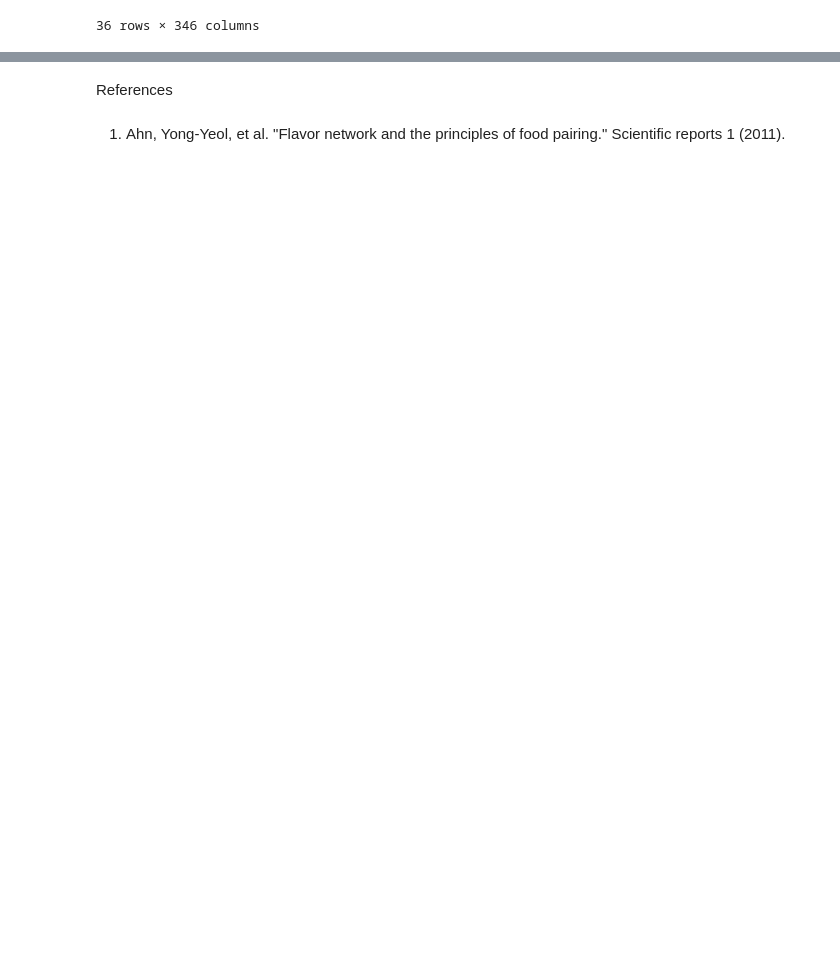
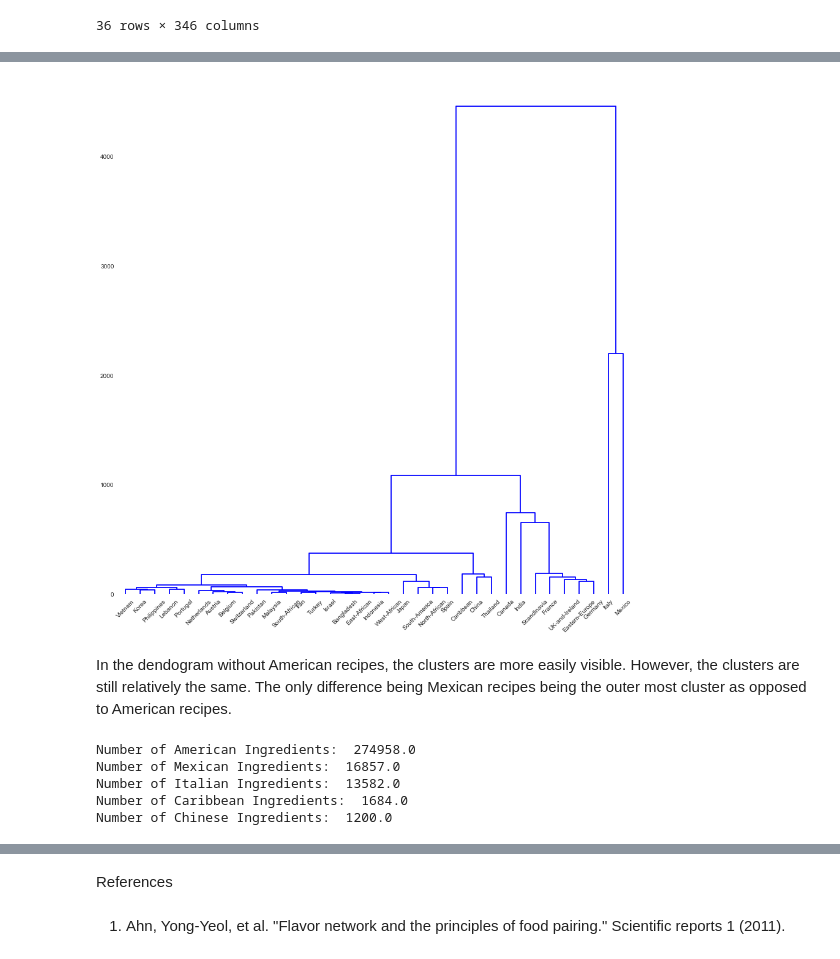
Before and after one commit to ggodinez/spring-2015-homeworks, a Jupyter notebook: submissions/Homework-4/4.Food-recipes.ipynb, the cells around one changed output, grey strips where cells are left out. Cells and saved outputs as stored; diff of their text form; code cells hidden in the pictures; blank space fills up the shorter version.

```diff
--- a/submissions/Homework-4/4.Food-recipes.ipynb
+++ b/submissions/Homework-4/4.Food-recipes.ipynb
@@ -100,0 +118,34 @@ fig.show()
+# %%
+#Drops American recipes from the data frame
+drop_american = ingredients_df.drop('American')
+
+#Calculates the distance matrix
+distanceMatrix1 = pdist(drop_american,'euclidean')
+
+#Calculates Z, I decided to use "ward" to calculate distances since
+# its less susceptible to noise outliers
+Z1 = hr.linkage(drop_american, method='ward', metric='euclidean')
+
+fig1 = plt.figure(figsize=(15,15))
+T1 = hr.dendrogram(Z1,color_threshold=0.5, leaf_font_size=10, labels=drop_american.index)
+fig1.show()
+# %% [output]
+[figure, added]
+# %% [markdown]
+In the dendogram without American recipes, the clusters are more easily visible. However, the clusters are still relatively the same. The only difference being Mexican recipes being the outer most cluster as opposed to American recipes.
+# %%
+#Rotates the original dataframes to take a closer look at the number of ingredients per country
+
+rotate = ingredients_df.transpose()
+
+print "Number of American Ingredients: ", rotate.American.sum()
+print "Number of Mexican Ingredients: ", rotate.Mexico.sum()
+print "Number of Italian Ingredients: ", rotate.Italy.sum()
+print "Number of Caribbean Ingredients: ", rotate.Caribbean.sum()
+print "Number of Chinese Ingredients: ", rotate.China.sum()
+# %% [output]
+Number of American Ingredients:  274958.0
+Number of Mexican Ingredients:  16857.0
+Number of Italian Ingredients:  13582.0
+Number of Caribbean Ingredients:  1684.0
+Number of Chinese Ingredients:  1200.0
```
Also changed, not shown: parts of 7 cells of this notebook.
